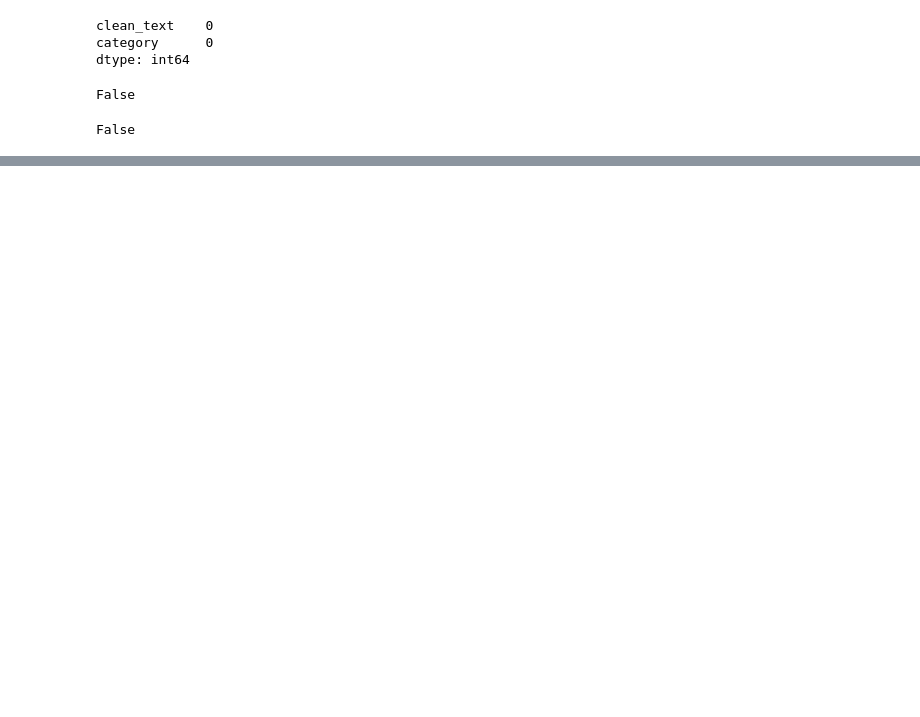
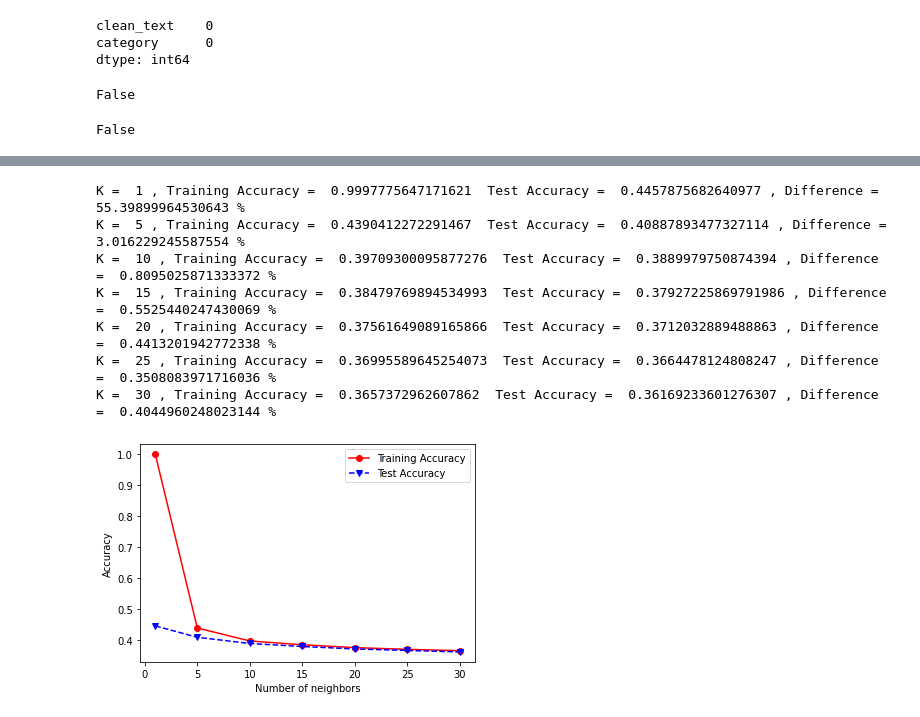
Before and after one commit to Hifjur/Twitter-Sentiment-Analysis, a Jupyter notebook: Twitter_Sentiment_Analysis.ipynb, the cells around one changed output, grey strips where cells are left out. Drawn from its saved outputs; the diff is of its cells as text; code cells hidden in the pictures; blank space fills up the shorter version.

```diff
--- a/Twitter_Sentiment_Analysis.ipynb
+++ b/Twitter_Sentiment_Analysis.ipynb
@@ -189,0 +225,35 @@ ValueError: ignored
+# %%
+# KNN with Euclidean Distance Metric
+
+from sklearn.neighbors import KNeighborsClassifier
+numNeighbors = [1, 5, 10, 15, 20, 25, 30]
+trainAcc = []
+testAcc = []
+
+for k in numNeighbors:
+    clf = KNeighborsClassifier(n_neighbors=k, metric='minkowski', p=2)
+    clf.fit(X_train, Y_train)
+    y_predTrain = clf.predict(X_train)
+    y_predTest = clf.predict(X_test)
+    trainAcc.append(accuracy_score(Y_train, y_predTrain))
+    testAcc.append(accuracy_score(Y_test, y_predTest))
+
+plt.plot(numNeighbors, trainAcc, 'ro-', numNeighbors, testAcc,'bv--')
+plt.legend(['Training Accuracy','Test Accuracy'])
+plt.xlabel('Number of neighbors')
+plt.ylabel('Accuracy');
+
+index = 0
+for i in numNeighbors:
+    print("K = ", numNeighbors[index], ", Training Accuracy = ", trainAcc[index], " Test Accuracy = ", testAcc[index],
+          ", Difference = ", np.abs(trainAcc[index]-testAcc[index])*100, "%")
+    index+=1
+# %% [output]
+K =  1 , Training Accuracy =  0.9997775647171621  Test Accuracy =  0.4457875682640977 , Difference =  55.39899964530643 %
+K =  5 , Training Accuracy =  0.4390412272291467  Test Accuracy =  0.40887893477327114 , Difference =  3.016229245587554 %
+K =  10 , Training Accuracy =  0.39709300095877276  Test Accuracy =  0.3889979750874394 , Difference =  0.8095025871333372 %
+K =  15 , Training Accuracy =  0.38479769894534993  Test Accuracy =  0.37927225869791986 , Difference =  0.5525440247430069 %
+K =  20 , Training Accuracy =  0.37561649089165866  Test Accuracy =  0.3712032889488863 , Difference =  0.4413201942772338 %
+K =  25 , Training Accuracy =  0.36995589645254073  Test Accuracy =  0.3664478124808247 , Difference =  0.3508083971716036 %
+K =  30 , Training Accuracy =  0.3657372962607862  Test Accuracy =  0.36169233601276307 , Difference =  0.4044960248023144 %
+[figure, added]
```
Also changed, not shown: parts of 22 cells of this notebook.
